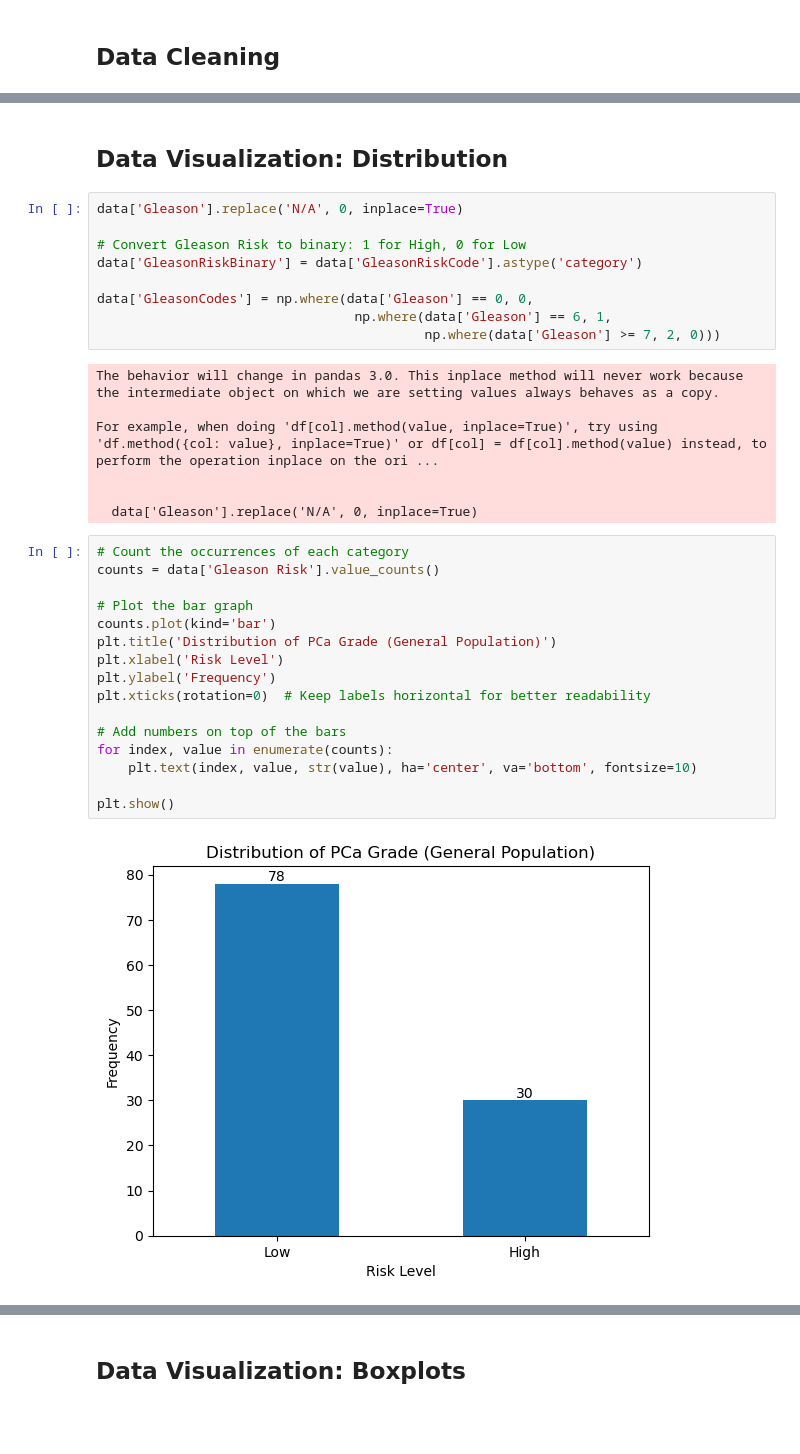
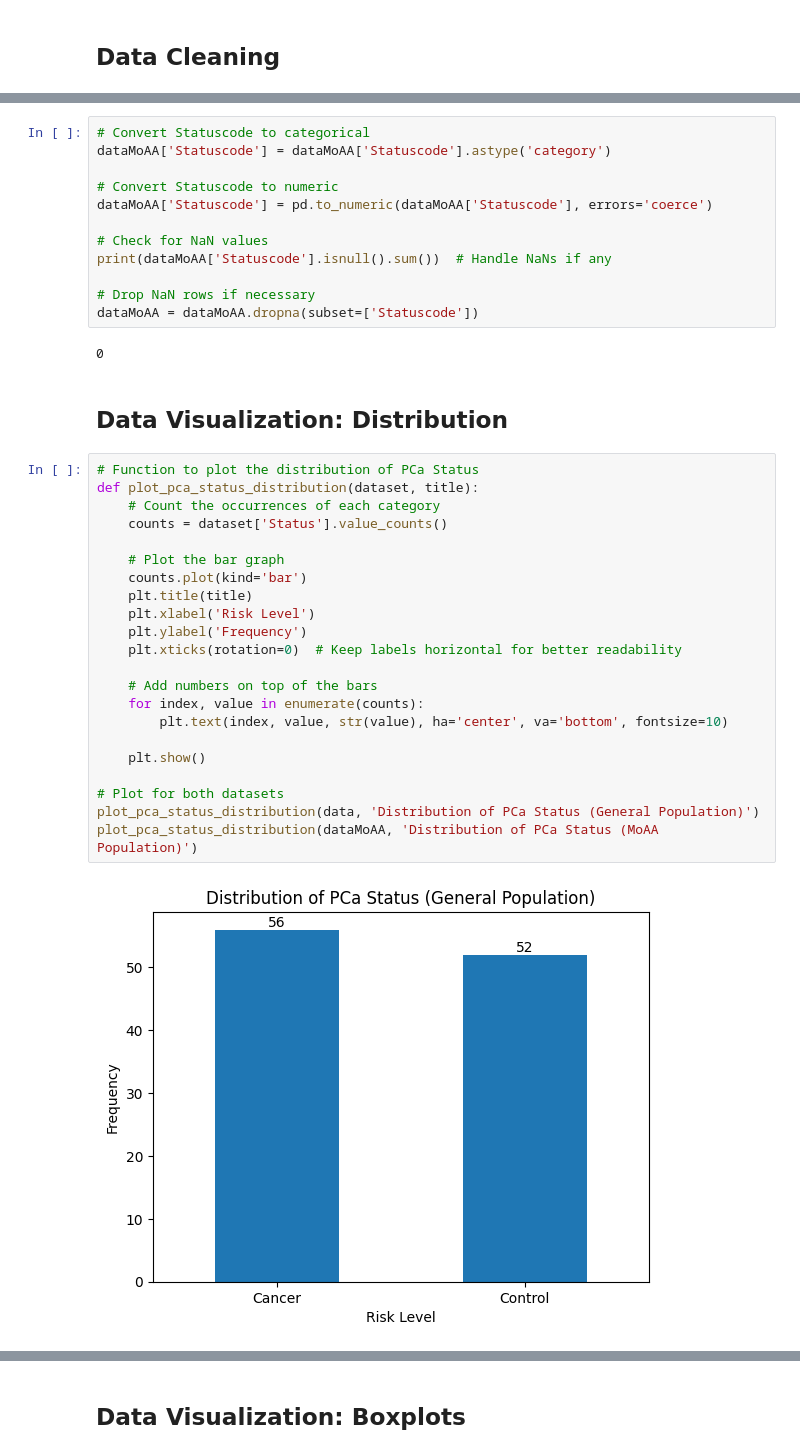
Before and after one commit to Tinovimba-Hove/Prostate-Cancer-Prediction-MachineLearning, a Jupyter notebook: PCA Analysis.ipynb, the cells around one changed output, grey strips where cells are left out. Cells and saved outputs as stored; diff of their text form; blank space fills up the shorter version.

```diff
--- a/PCA Analysis.ipynb
+++ b/PCA Analysis.ipynb
@@ -46,36 +1002,40 @@ data = data.dropna(subset=['Exon9', 'Exon4a', 'baselinePSA'])
+# %%
+# Convert Statuscode to categorical
+dataMoAA['Statuscode'] = dataMoAA['Statuscode'].astype('category')
+
+# Convert Statuscode to numeric
+dataMoAA['Statuscode'] = pd.to_numeric(dataMoAA['Statuscode'], errors='coerce')
+
+# Check for NaN values
+print(dataMoAA['Statuscode'].isnull().sum())  # Handle NaNs if any
+
+# Drop NaN rows if necessary
+dataMoAA = dataMoAA.dropna(subset=['Statuscode'])
+# %% [output]
+0
 # %% [markdown]
 ## Data Visualization: Distribution
-# %%
-data['Gleason'].replace('N/A', 0, inplace=True)
-
-# Convert Gleason Risk to binary: 1 for High, 0 for Low
-data['GleasonRiskBinary'] = data['GleasonRiskCode'].astype('category')
-
-data['GleasonCodes'] = np.where(data['Gleason'] == 0, 0,
-                                 np.where(data['Gleason'] == 6, 1,
-                                          np.where(data['Gleason'] >= 7, 2, 0)))
-# %% [output]
-The behavior will change in pandas 3.0. This inplace method will never work because the intermediate object on which we are setting values always behaves as a copy.
-
-For example, when doing 'df[col].method(value, inplace=True)', try using 'df.method({col: value}, inplace=True)' or df[col] = df[col].method(value) instead, to perform the operation inplace on the ori ...
-
-
-  data['Gleason'].replace('N/A', 0, inplace=True)
 # %%
-# Count the occurrences of each category
-counts = data['Gleason Risk'].value_counts()
+# Function to plot the distribution of PCa Status
+def plot_pca_status_distribution(dataset, title):
+    # Count the occurrences of each category
+    counts = dataset['Status'].value_counts()
 
-# Plot the bar graph
-counts.plot(kind='bar')
-plt.title('Distribution of PCa Grade (General Population)')
-plt.xlabel('Risk Level')
-plt.ylabel('Frequency')
-plt.xticks(rotation=0)  # Keep labels horizontal for better readability
+    # Plot the bar graph
+    counts.plot(kind='bar')
+    plt.title(title)
+    plt.xlabel('Risk Level')
+    plt.ylabel('Frequency')
+    plt.xticks(rotation=0)  # Keep labels horizontal for better readability
 
-# Add numbers on top of the bars
-for index, value in enumerate(counts):
-    plt.text(index, value, str(value), ha='center', va='bottom', fontsize=10)
+    # Add numbers on top of the bars
+    for index, value in enumerate(counts):
+        plt.text(index, value, str(value), ha='center', va='bottom', fontsize=10)
 
-plt.show()
+    plt.show()
+
+# Plot for both datasets
+plot_pca_status_distribution(data, 'Distribution of PCa Status (General Population)')
+plot_pca_status_distribution(dataMoAA, 'Distribution of PCa Status (MoAA Population)')
 # %% [output]
-[figure, old version]
+[figure, new version]
```
Also changed, not shown: parts of 107 cells of this notebook, 4 other files.
